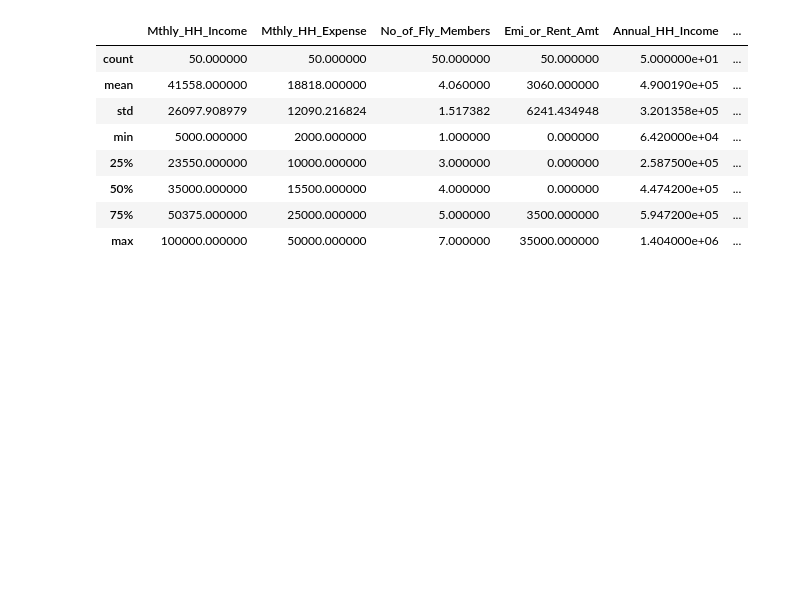
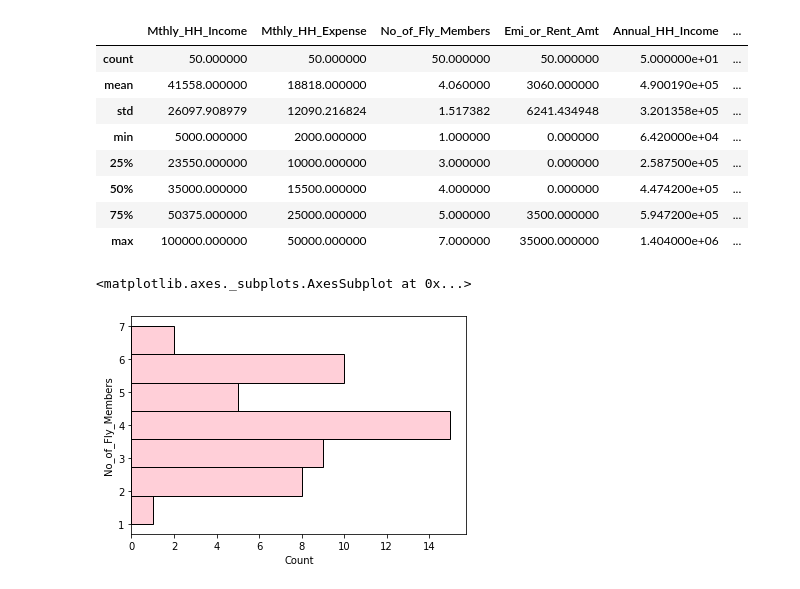
Before and after one commit to TranThiDieuHien/-n-PTDL-Python---HK2, a Jupyter notebook: PTTK_Mo_ta.ipynb, the cells around one changed output. Saved outputs shown, nothing was run; the diff lists cells and outputs as text; code cells hidden in the pictures; blank space fills up the shorter version.

```diff
--- a/PTTK_Mo_ta.ipynb
+++ b/PTTK_Mo_ta.ipynb
@@ -96,3 +96,9 @@ data.describe()
 | 50% | 35000.000000 | 15500.000000 | 4.000000 | 0.000000 | 4.474200e+05 | ... |
 | 75% | 50375.000000 | 25000.000000 | 5.000000 | 3500.000000 | 5.947200e+05 | ... |
 | max | 100000.000000 | 50000.000000 | 7.000000 | 35000.000000 | 1.404000e+06 | ... |
+# %%
+NFM = data['No_of_Fly_Members']
+sns.histplot(data=NFM, color = 'pink', y = NFM)
+# %% [output]
+<matplotlib.axes._subplots.AxesSubplot at 0x...>
+[figure, added]
```
Also changed, not shown: parts of 3 cells of this notebook.
